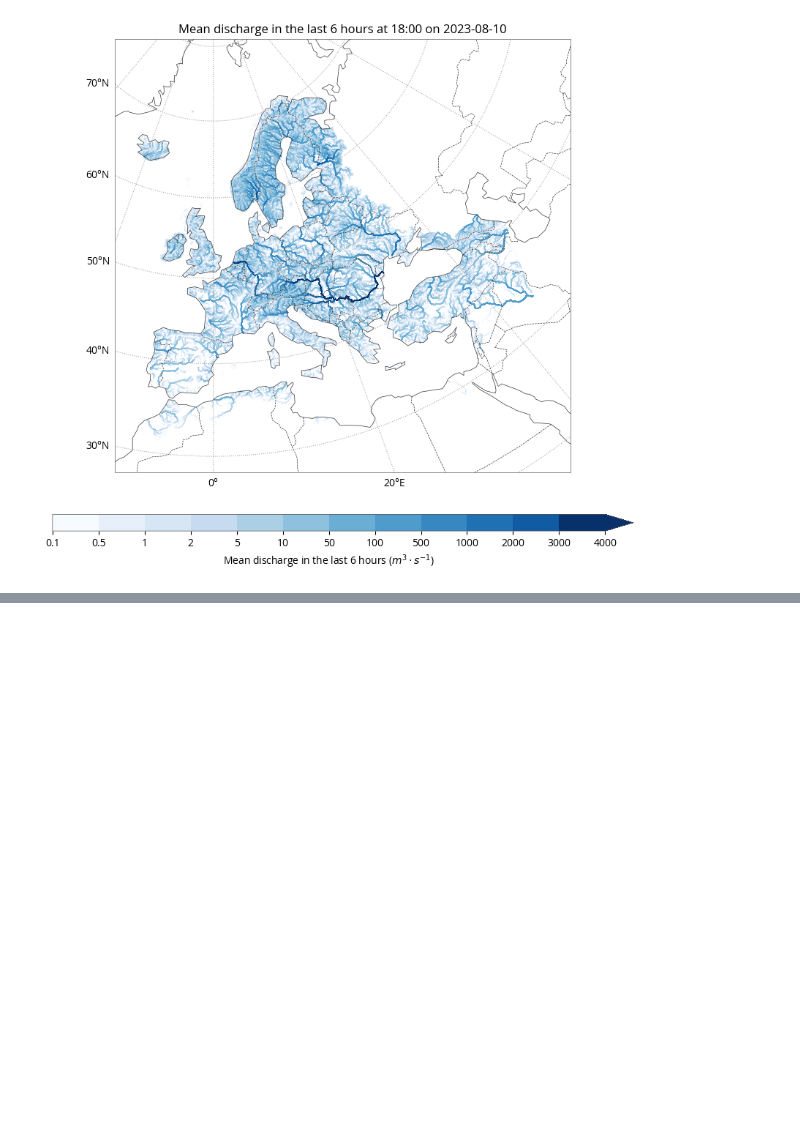
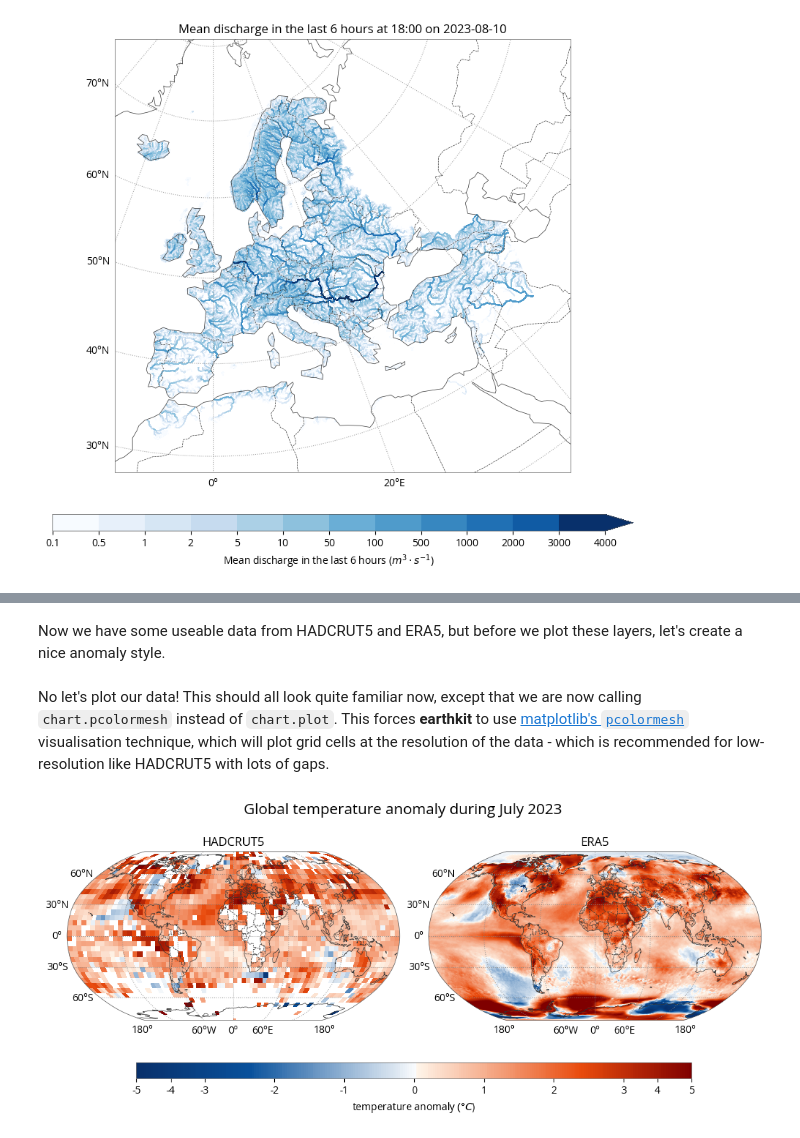
Before and after one commit to ecmwf-projects/c3s-ga-training, a Jupyter notebook: notebooks/02_visualisation_basics.ipynb, the cells around one changed output, grey strips where cells are left out. Cells and saved outputs as stored; diff of their text form; code cells hidden in the pictures; blank space fills up the shorter version.

```diff
--- a/notebooks/02_visualisation_basics.ipynb
+++ b/notebooks/02_visualisation_basics.ipynb
@@ -142,0 +151,3 @@ ek.maps.quickplot(efas_data.sel(variable="dis06"), crs=ccrs.NorthPolarStereo())
+# %%
+HADCRUT5_URL = "https://www.metoffice.gov.uk/hadobs/hadcrut5/data/current/non-infilled/HadCRUT.5.0.1.0.anomalies.ensemble_mean.nc"
+hadcrut5 = ek.data.from_source("url", HADCRUT5_URL)
@@ -142,0 +174,3 @@ ek.maps.quickplot(efas_data.sel(variable="dis06"), crs=ccrs.NorthPolarStereo())
+# %%
+from datetime import datetime
+hadcrut5_anomaly = hadcrut5.sel(variable="tas_mean", time=datetime(2023, 7, 16, 12))
@@ -142,0 +203,32 @@ ek.maps.quickplot(efas_data.sel(variable="dis06"), crs=ccrs.NorthPolarStereo())
+# %%
+era5_climatology = ek.climate.climatology.mean(era5_reference, frequency="month")
+era5_anomaly = ek.climate.climatology.anomaly(era5_2023, era5_climatology, label=None, frequency="month")
+# %% [markdown]
+Now we have some useable data from HADCRUT5 and ERA5, but before we plot these layers, let's create a nice anomaly style.
+# %%
+style = ek.maps.styles.Contour(
+    colors=['#08306b', '#08519c', '#f9fbfd', '#fff7ec', '#e94b0d', '#7f0000'],
+    levels=[-5, -3, 0, 0, 3, 5],
+    gradients=[30, 90, 0, 90, 30],  # the number of bins between each level
+    ticks=range(-5, 6),
+    units="celsius",
+)
+# %% [markdown]
+No let's plot our data! This should all look quite familiar now, except that we are now calling `chart.pcolormesh` instead of `chart.plot`. This forces **earthkit** to use [matplotlib's `pcolormesh`](https://www.google.com/url?sa=t&rct=j&q=&esrc=s&source=web&cd=&ved=2ahUKEwjyrI2mo5iBAxXRU0EAHesBDuIQFnoECBEQAQ&url=https%3A%2F%2Fmatplotlib.org%2Fstable%2Fgallery%2Fimages_contours_and_fields%2Fpcolormesh_levels.html&usg=AOvVaw2cO3cAbK96cwAqCQHHAgbz&opi=89978449) visualisation technique, which will plot grid cells at the resolution of the data - which is recommended for low-resolution like HADCRUT5 with lots of gaps.
+# %%
+chart = ek.maps.Superplot(crs=ccrs.Robinson(), rows=1, cols=2)
+
+chart.pcolormesh([hadcrut5_anomaly, era5_anomaly], style=style)
+
+chart.coastlines()
+chart.gridlines()
+chart.borders()
+
+chart.legend(label="temperature anomaly ({units})")
+
+chart.subplot_titles(["HADCRUT5", "ERA5"])
+chart.title("Global temperature anomaly during {time:%B %Y}", fontsize=15, y=0.575)
+
+chart.show()
+# %% [output]
+[figure, added]
```
Also changed, not shown: parts of 15 cells of this notebook, 1 other file.
